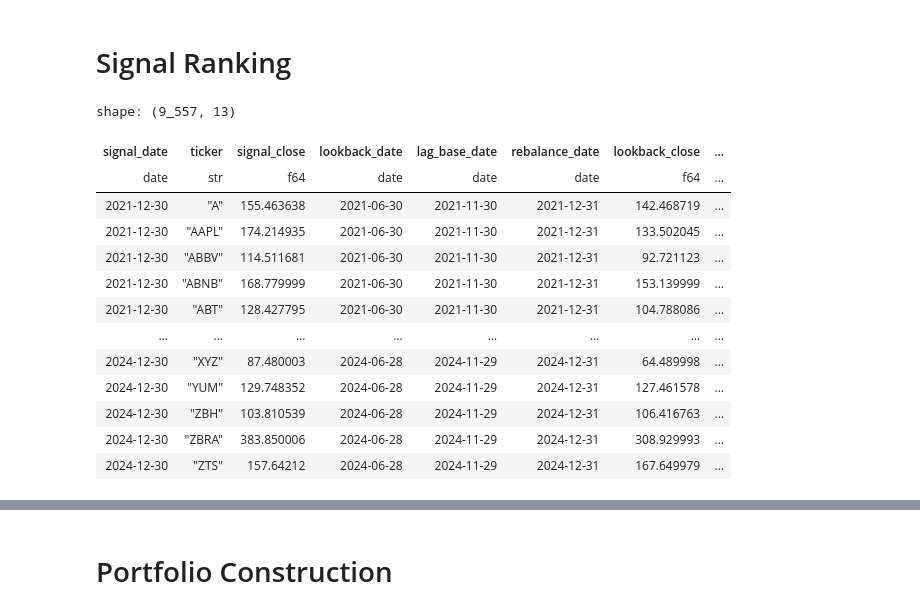
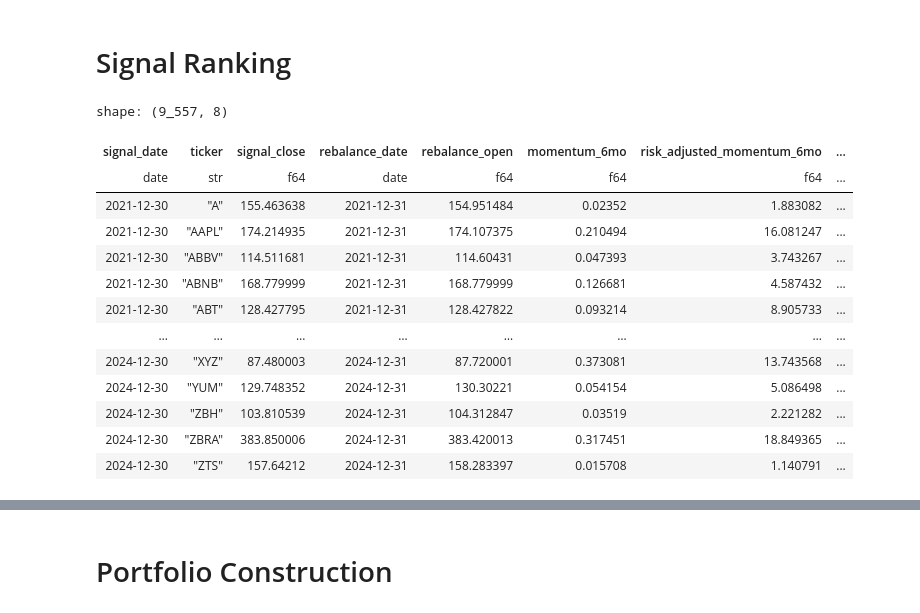
Before and after one commit to Luuuuuuuucas/polars-investment-strategy, a Jupyter notebook: notebooks/test_notebook.ipynb, the cells around one changed output, grey strips where cells are left out. Drawn from its saved outputs; the diff is of its cells as text; code cells hidden in the pictures.

```diff
--- a/notebooks/test_notebook.ipynb
+++ b/notebooks/test_notebook.ipynb
@@ -93,8 +94,6 @@ date_mapping_df = create_date_mapping(
     rebalance_freq_unit=REBALANCE_FREQ_UNIT,
     backtest_start_date=BACKTEST_START_DATE,
     backtest_end_date=end_date,
-    lookback_period_for_total_returns=LOOKBACK_PERIOD,
-    lookback_period_unit=LOOKBACK_PERIOD_UNIT,
 )
 date_mapping_df
 # %% [output]
@@ -115,8 +114,8 @@ shape: (19, 4)
 # %%
-prices_for_date_mapping = get_prices_for_date_mapping(
+factor_reference_table = get_prices_for_date_mapping(
     cleaned_close_prices_dataset=close_price,
     cleaned_stock_OHLCV=market_data,
     date_mapping_df=date_mapping_df,
 )
-prices_for_date_mapping
+factor_reference_table
 # %% [output]
@@ -137,8 +136,11 @@ shape: (9_557, 9)
 # %%
-momentum = calculate_momentum(
-    factor_reference_table=prices_for_date_mapping,
+signal_df = calculate_momentum(
+    factor_reference_table=factor_reference_table,
+    cleaned_close_prices_dataset=close_price,
+    date_mapping_df=date_mapping_df,
+    trading_calendar=trading_calendar,
     lookback_period_for_total_returns=LOOKBACK_PERIOD,
-    lookback_period_unit=LOOKBACK_PERIOD_UNIT,
+    lookback_period_unit=LOOKBACK_PERIOD_UNIT
 )
-momentum
+signal_df
 # %% [output]
@@ -204,0 +161,10 @@ shape: (9_557, 12)
+# %%
+signal_df = calculate_risk_adjusted_momentum(
+    factor_reference_table=signal_df,
+    cleaned_close_prices_dataset=close_price,
+    date_mapping_df=date_mapping_df,
+    trading_calendar=trading_calendar,
+    lookback_period_for_total_returns=LOOKBACK_PERIOD,
+    lookback_period_unit=LOOKBACK_PERIOD_UNIT
+)
+signal_df
@@ -206,25 +187,25 @@ shape: (9_557, 12)
 # Signal Ranking
 # %%
 signal_ranked = rank_signal(
-    signal_df=risk_adjusted_table,
+    signal_df=signal_df,
     signal_col=f"risk_adjusted_momentum_{LOOKBACK_PERIOD}{LOOKBACK_PERIOD_UNIT}",
 )
 signal_ranked
 # %% [output]
-shape: (9_557, 13)
+shape: (9_557, 8)
-| signal_date | ticker | signal_close | lookback_date | lag_base_date | rebalance_date | lookback_close | ... |
-| date | str | f64 | date | date | date | f64 | ... |
-| 2021-12-30 | "A" | 155.463638 | 2021-06-30 | 2021-11-30 | 2021-12-31 | 142.468719 | ... |
-| 2021-12-30 | "AAPL" | 174.214935 | 2021-06-30 | 2021-11-30 | 2021-12-31 | 133.502045 | ... |
-| 2021-12-30 | "ABBV" | 114.511681 | 2021-06-30 | 2021-11-30 | 2021-12-31 | 92.721123 | ... |
-| 2021-12-30 | "ABNB" | 168.779999 | 2021-06-30 | 2021-11-30 | 2021-12-31 | 153.139999 | ... |
-| 2021-12-30 | "ABT" | 128.427795 | 2021-06-30 | 2021-11-30 | 2021-12-31 | 104.788086 | ... |
+| signal_date | ticker | signal_close | rebalance_date | rebalance_open | momentum_6mo | risk_adjusted_momentum_6mo | ... |
+| date | str | f64 | date | f64 | f64 | f64 | ... |
+| 2021-12-30 | "A" | 155.463638 | 2021-12-31 | 154.951484 | 0.02352 | 1.883082 | ... |
+| 2021-12-30 | "AAPL" | 174.214935 | 2021-12-31 | 174.107375 | 0.210494 | 16.081247 | ... |
+| 2021-12-30 | "ABBV" | 114.511681 | 2021-12-31 | 114.60431 | 0.047393 | 3.743267 | ... |
+| 2021-12-30 | "ABNB" | 168.779999 | 2021-12-31 | 168.779999 | 0.126681 | 4.587432 | ... |
+| 2021-12-30 | "ABT" | 128.427795 | 2021-12-31 | 128.427822 | 0.093214 | 8.905733 | ... |
 | … | … | … | … | … | … | … | ... |
-| 2024-12-30 | "XYZ" | 87.480003 | 2024-06-28 | 2024-11-29 | 2024-12-31 | 64.489998 | ... |
-| 2024-12-30 | "YUM" | 129.748352 | 2024-06-28 | 2024-11-29 | 2024-12-31 | 127.461578 | ... |
-| 2024-12-30 | "ZBH" | 103.810539 | 2024-06-28 | 2024-11-29 | 2024-12-31 | 106.416763 | ... |
-| 2024-12-30 | "ZBRA" | 383.850006 | 2024-06-28 | 2024-11-29 | 2024-12-31 | 308.929993 | ... |
-| 2024-12-30 | "ZTS" | 157.64212 | 2024-06-28 | 2024-11-29 | 2024-12-31 | 167.649979 | ... |
+| 2024-12-30 | "XYZ" | 87.480003 | 2024-12-31 | 87.720001 | 0.373081 | 13.743568 | ... |
+| 2024-12-30 | "YUM" | 129.748352 | 2024-12-31 | 130.30221 | 0.054154 | 5.086498 | ... |
+| 2024-12-30 | "ZBH" | 103.810539 | 2024-12-31 | 104.312847 | 0.03519 | 2.221282 | ... |
+| 2024-12-30 | "ZBRA" | 383.850006 | 2024-12-31 | 383.420013 | 0.317451 | 18.849365 | ... |
+| 2024-12-30 | "ZTS" | 157.64212 | 2024-12-31 | 158.283397 | 0.015708 | 1.140791 | ... |
 # %%
 rank_col = f"risk_adjusted_momentum_{LOOKBACK_PERIOD}{LOOKBACK_PERIOD_UNIT} rank"
 # %%
```
Also changed, not shown: parts of 10 cells of this notebook, 3 other files.
